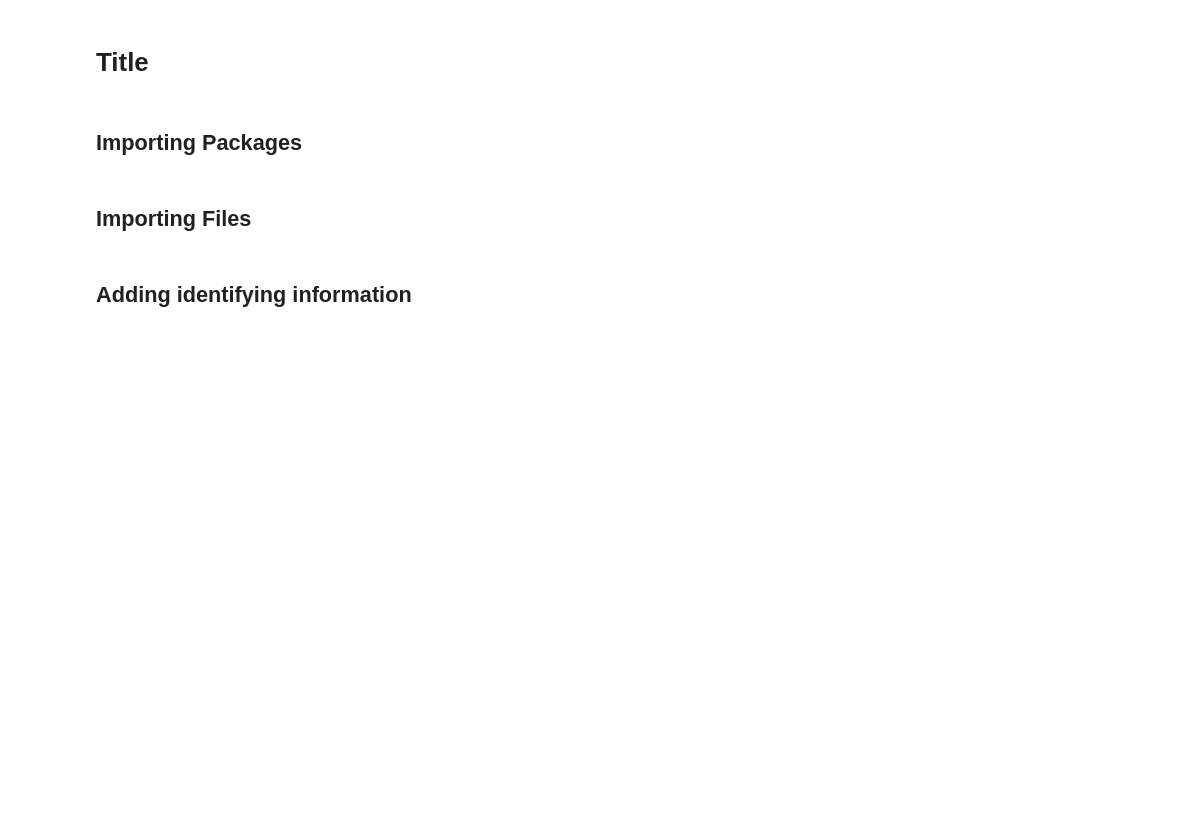
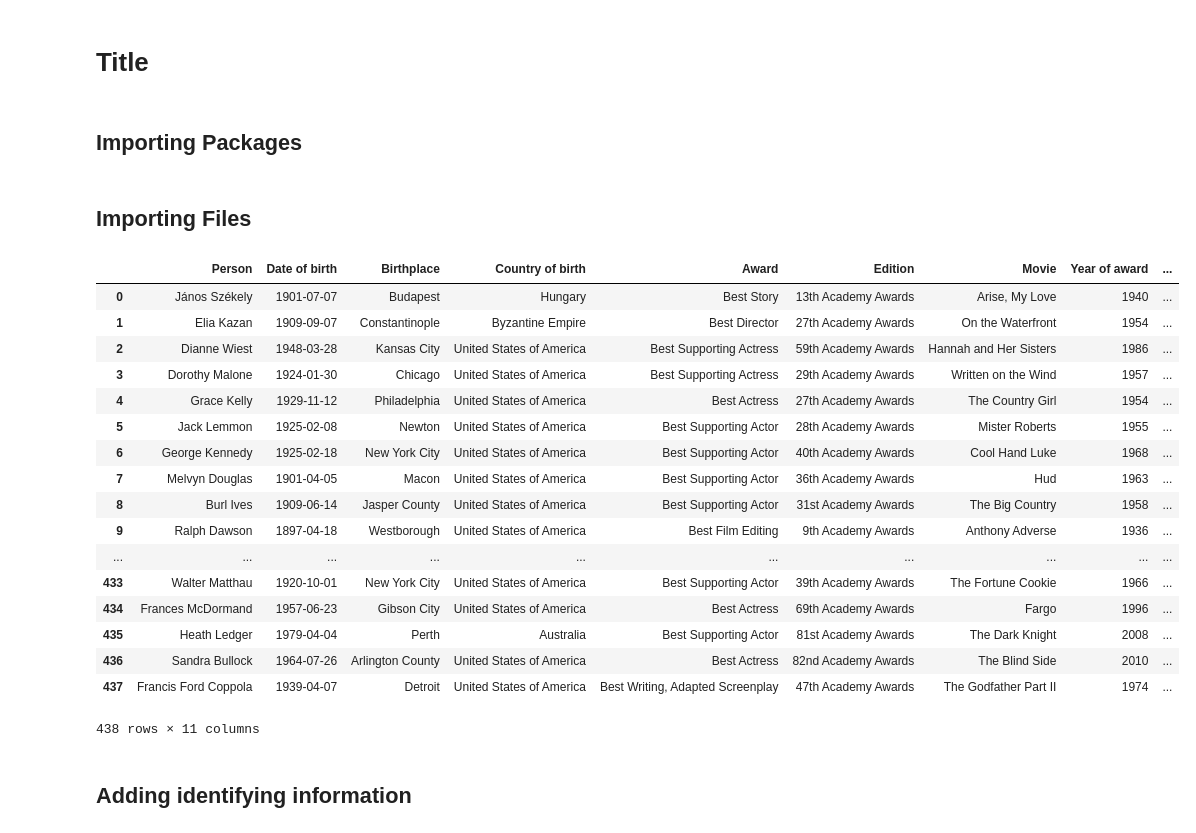
Before and after one commit to UW-CSE442-WI20/FP-oscar-nominations, a Jupyter notebook: data_processing/Untitled.ipynb, the cells around one changed output. Saved outputs shown, nothing was run; the diff lists cells and outputs as text; code cells hidden in the pictures; blank space fills up the shorter version.

```diff
--- a/data_processing/Untitled.ipynb
+++ b/data_processing/Untitled.ipynb
@@ -10,8 +11,25 @@ import pathlib as path
 # %%
 rel_path = path.Path().absolute()
 od = pd.read_csv(str(rel_path) + r"\raw_data\oscars-demographics.csv", sep = ';')
-tr = pd.read_csv(str(rel_path) + r"\raw_data\title_ratings.tsv", sep = '\t')
-mt = pd.read_csv(str(rel_path) + r"\..\src\movie_titles.csv")
-n = pd.read_csv(str(rel_path) + r"\..\src\names_basics.csv")
+od
+# %% [output]
+|  | Person | Date of birth | Birthplace | Country of birth | Award | Edition | Movie | Year of award | ... |
+| 0 | János Székely | 1901-07-07 | Budapest | Hungary | Best Story | 13th Academy Awards | Arise, My Love | 1940 | ... |
+| 1 | Elia Kazan | 1909-09-07 | Constantinople | Byzantine Empire | Best Director | 27th Academy Awards | On the Waterfront | 1954 | ... |
+| 2 | Dianne Wiest | 1948-03-28 | Kansas City | United States of America | Best Supporting Actress | 59th Academy Awards | Hannah and Her Sisters | 1986 | ... |
+| 3 | Dorothy Malone | 1924-01-30 | Chicago | United States of America | Best Supporting Actress | 29th Academy Awards | Written on the Wind | 1957 | ... |
+| 4 | Grace Kelly | 1929-11-12 | Philadelphia | United States of America | Best Actress | 27th Academy Awards | The Country Girl | 1954 | ... |
+| 5 | Jack Lemmon | 1925-02-08 | Newton | United States of America | Best Supporting Actor | 28th Academy Awards | Mister Roberts | 1955 | ... |
+| 6 | George Kennedy | 1925-02-18 | New York City | United States of America | Best Supporting Actor | 40th Academy Awards | Cool Hand Luke | 1968 | ... |
+| 7 | Melvyn Douglas | 1901-04-05 | Macon | United States of America | Best Supporting Actor | 36th Academy Awards | Hud | 1963 | ... |
+| 8 | Burl Ives | 1909-06-14 | Jasper County | United States of America | Best Supporting Actor | 31st Academy Awards | The Big Country | 1958 | ... |
+| 9 | Ralph Dawson | 1897-04-18 | Westborough | United States of America | Best Film Editing | 9th Academy Awards | Anthony Adverse | 1936 | ... |
+| ... | ... | ... | ... | ... | ... | ... | ... | ... | ... |
+| 433 | Walter Matthau | 1920-10-01 | New York City | United States of America | Best Supporting Actor | 39th Academy Awards | The Fortune Cookie | 1966 | ... |
+| 434 | Frances McDormand | 1957-06-23 | Gibson City | United States of America | Best Actress | 69th Academy Awards | Fargo | 1996 | ... |
+| 435 | Heath Ledger | 1979-04-04 | Perth | Australia | Best Supporting Actor | 81st Academy Awards | The Dark Knight | 2008 | ... |
+| 436 | Sandra Bullock | 1964-07-26 | Arlington County | United States of America | Best Actress | 82nd Academy Awards | The Blind Side | 2010 | ... |
+| 437 | Francis Ford Coppola | 1939-04-07 | Detroit | United States of America | Best Writing, Adapted Screenplay | 47th Academy Awards | The Godfather Part II | 1974 | ... |
+438 rows × 11 columns
 # %% [markdown]
 ## Adding identifying information
```
Also changed, not shown: parts of 5 cells of this notebook, 4 other files.
